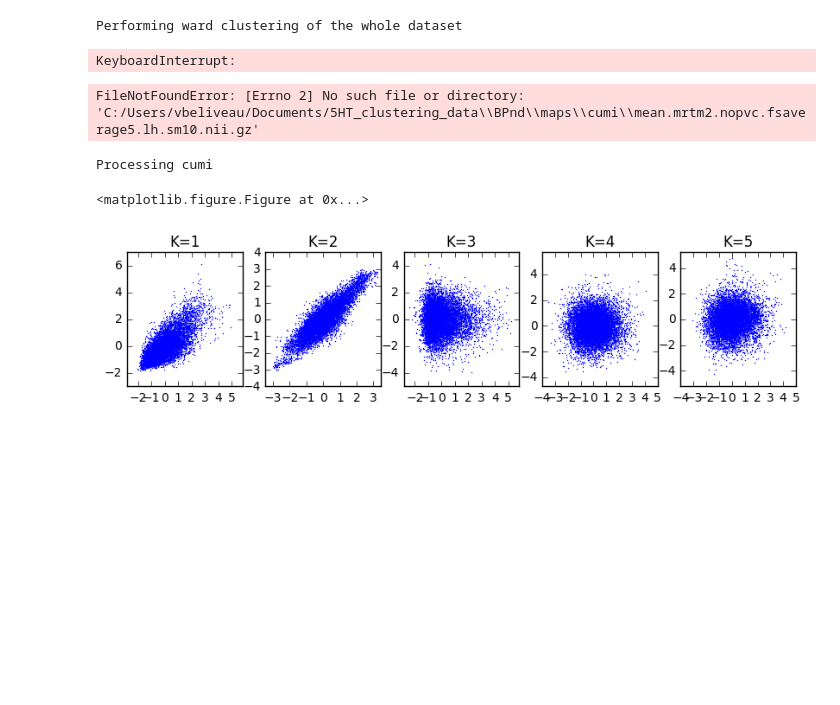
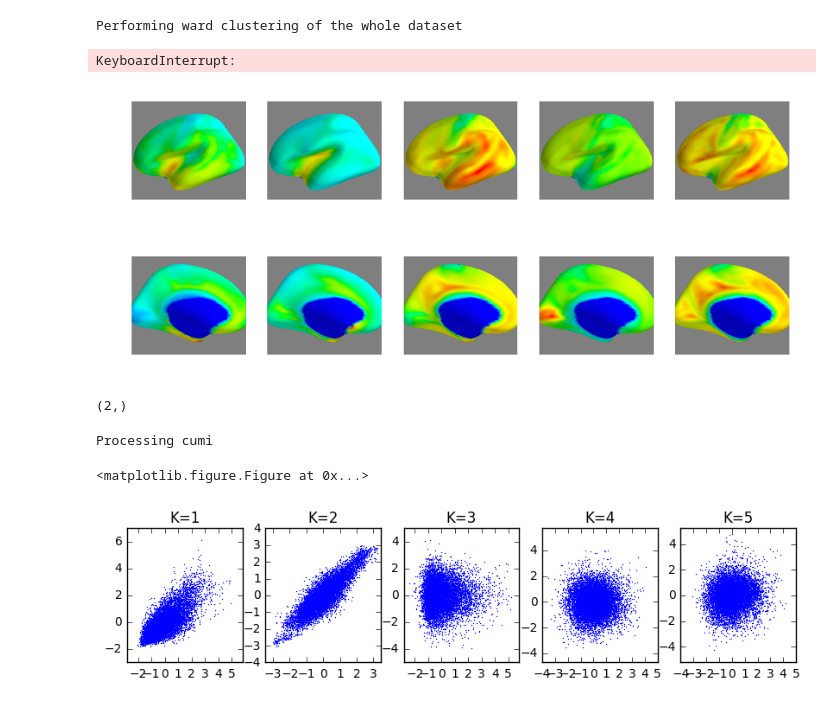
Before and after one commit to melanieganz/5HT_clustering, a Jupyter notebook: clustering_analysis.ipynb, the cells around one changed output. Cells and saved outputs as stored; diff of their text form; code cells hidden in the pictures; blank space fills up the shorter version.

```diff
--- a/clustering_analysis.ipynb
+++ b/clustering_analysis.ipynb
@@ -132,9 +133,9 @@ for tracer,nt in zip(tracers,np.arange(0,len(tracers))):
         else:
             data[nt]=np.vstack((data[nt],mu.fs_load_surf_data(fname,mask=fmask)))
 
-canica=CanICA()
+canica=dcm.CanICA()
 dict_learning = DictLearning()
-estimators=[canica,dict_learning]
+estimators=[canica]
 for estimator in estimators:
     print(estimator.__class__.__name__)
     dest=opj(BPnd_data,estimator.__class__.__name__)
@@ -150,6 +151,7 @@ for estimator in estimators:
         estimator.set_params(n_components=nk)
         nib_data=[nib.Nifti1Image(np.reshape(data[nt],[1,data[nt].shape[0],1,data[nt].shape[1]]),
             np.eye(4)) for nt in np.arange(0,len(tracers))]
+        Tracer()()
         estimator.fit(nib_data)
         S=estimator.components_.T
         fout=[opj(dest,'k'+str(nk)+'.bpnd.'+targ+'.'+hemi+'.sm'+sm+'.nii.gz') for hemi in hemi_type]
@@ -401,19 +402,33 @@ KeyboardInterrupt:
 # %%
 # Plot BPnd and MFA maps side by side
 %gui qt
 
 tracers=['cumi','dasb','sb','az','C36']
 targ='fsaverage5'
 sm='10'
 hemi='lh'
-fsurf=opj(subjects_dir,targ,'surf',hemi+'.pial')
+fsurf=opj(subjects_dir,targ,'surf',hemi+'.inflated')
 
-for tracer in tracers:
+img=np.ndarray(len(tracers),dtype=object)
+for tracer,nt in zip(tracers,np.arange(0,len(tracers))):
     fname=opj(BPnd_data,'maps',tracer,'mean.mrtm2.nopvc.'+targ+'.'+hemi+'.sm'+sm+'.nii.gz')
     data=mu.fs_load_surf_data(fname)
-    img=mu.fs_surf_view(fsurf,data=data,view=['mid','side'],hemi=hemi,snap=True)
+    img[nt]=mu.fs_surf_view(fsurf,data=data,view=['mid','side'],hemi=hemi,snap=True)
+
+for ni in np.arange(0,len(img[0])):
+    plt.figure(figsize=(10,2))
+    for nt in np.arange(0,len(tracers)):
+        plt.subplot(1,len(img),nt+1)
+        plt.axis('off')
+        plt.imshow(img[nt][ni])
+    plt.show()
 # %% [output]
-FileNotFoundError: [Errno 2] No such file or directory: 'C:/Users/vbeliveau/Documents/5HT_clustering_data\\BPnd\\maps\\cumi\\mean.mrtm2.nopvc.fsaverage5.lh.sm10.nii.gz'
+[figure, added]
+[figure, added]
+# %%
+img.shape
+# %% [output]
+(2,)
 # %%
 # Perform bootstrap of the MFA components to obtain an estimate of each component at the vertice level
 # The goal here is to identify components containing significant "structures", and keep those components
```
Also changed, not shown: parts of 5 cells of this notebook, 1 other file.
